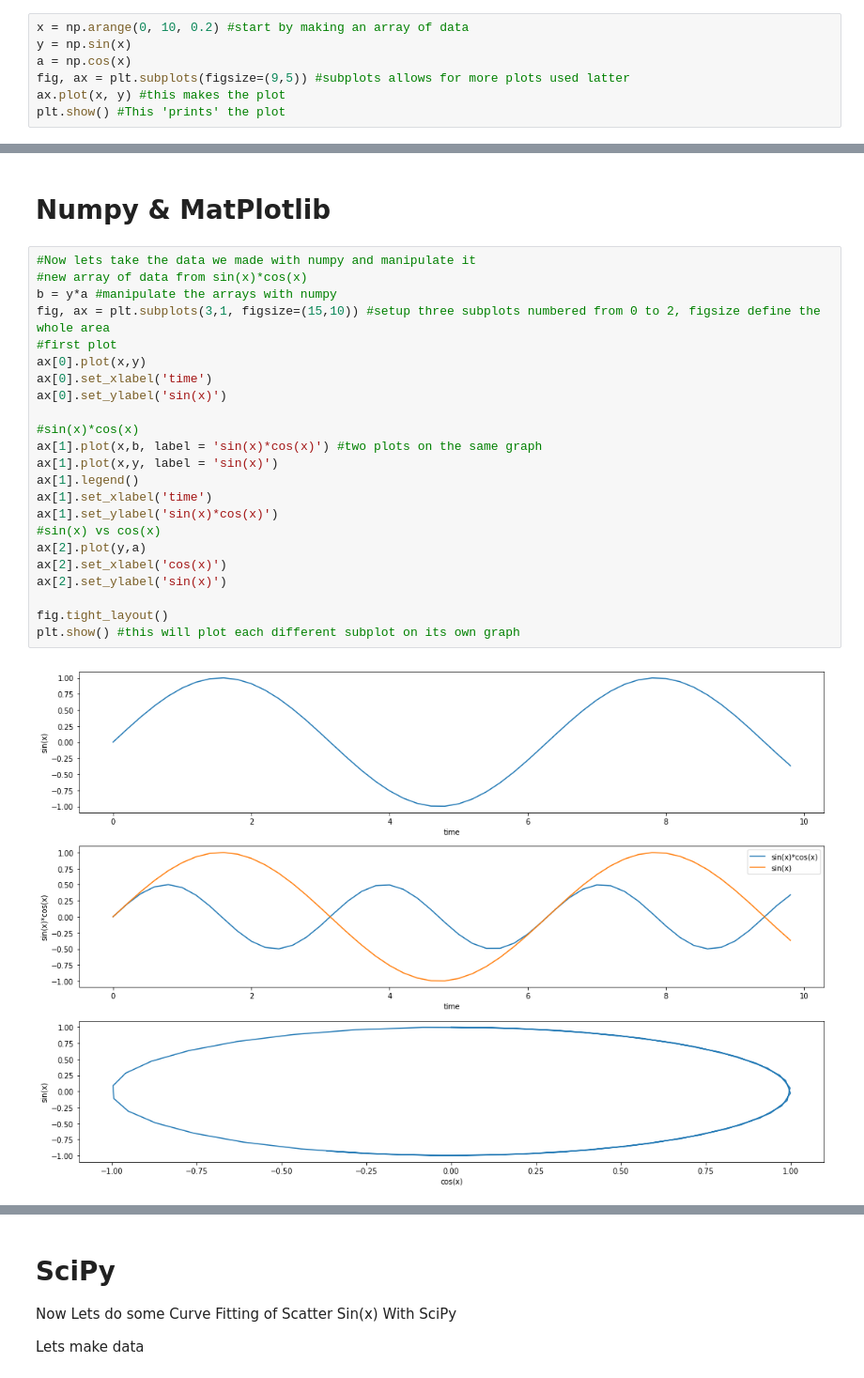
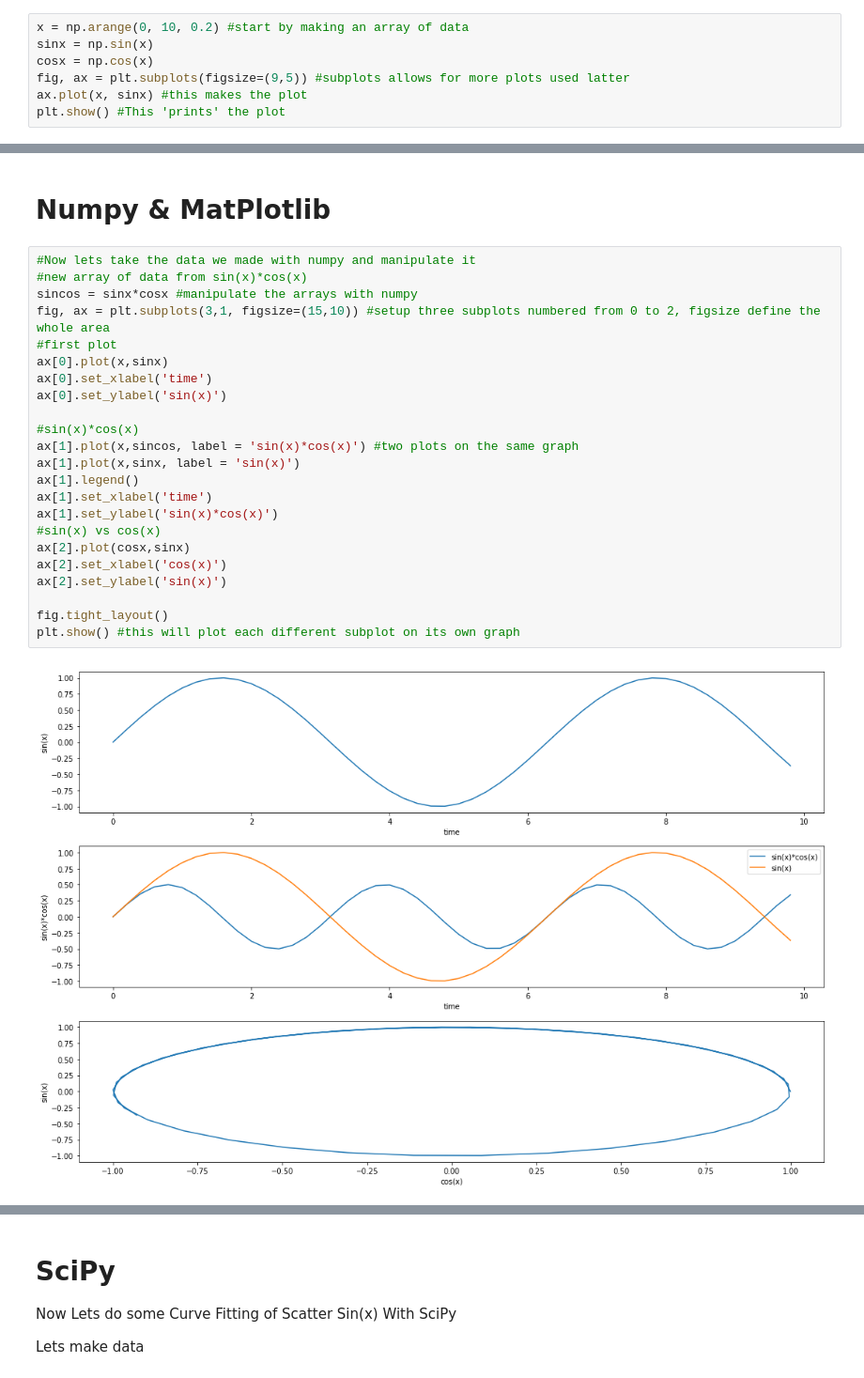
Before and after one commit to jpierel14/USC_PythonCourse_2019, a Jupyter notebook: Day_2/Python Core.ipynb, the cells around one changed output, grey strips where cells are left out. Shown: that part at 94% size. Drawn from its saved outputs; the diff is of its cells as text.

```diff
--- a/Day_2/Python Core.ipynb
+++ b/Day_2/Python Core.ipynb
@@ -52,10 +52,10 @@ completely, leaving a purely object-oriented approach.
 # Basic MatPlotLib
 # %%
 x = np.arange(0, 10, 0.2) #start by making an array of data
-y = np.sin(x)
-a = np.cos(x)
+sinx = np.sin(x)
+cosx = np.cos(x)
 fig, ax = plt.subplots(figsize=(9,5)) #subplots allows for more plots used latter
-ax.plot(x, y) #this makes the plot
+ax.plot(x, sinx) #this makes the plot
 plt.show() #This 'prints' the plot
 # %% [output]
 [figure]
@@ -64,27 +64,27 @@ plt.show() #This 'prints' the plot
 # %%
 #Now lets take the data we made with numpy and manipulate it
 #new array of data from sin(x)*cos(x)
-b = y*a #manipulate the arrays with numpy
+sincos = sinx*cosx #manipulate the arrays with numpy
 fig, ax = plt.subplots(3,1, figsize=(15,10)) #setup three subplots numbered from 0 to 2, figsize define the whole area
 #first plot
-ax[0].plot(x,y)
+ax[0].plot(x,sinx)
 ax[0].set_xlabel('time')
 ax[0].set_ylabel('sin(x)')
 
 #sin(x)*cos(x)
-ax[1].plot(x,b, label = 'sin(x)*cos(x)') #two plots on the same graph
-ax[1].plot(x,y, label = 'sin(x)')
+ax[1].plot(x,sincos, label = 'sin(x)*cos(x)') #two plots on the same graph
+ax[1].plot(x,sinx, label = 'sin(x)')
 ax[1].legend()
 ax[1].set_xlabel('time')
 ax[1].set_ylabel('sin(x)*cos(x)')
 #sin(x) vs cos(x)
-ax[2].plot(y,a)
+ax[2].plot(cosx,sinx)
 ax[2].set_xlabel('cos(x)')
 ax[2].set_ylabel('sin(x)')
 
 fig.tight_layout()
 plt.show() #this will plot each different subplot on its own graph
 # %% [output]
-[figure, old version]
+[figure, new version]
 # %%
 plt.figure(figsize=(10,5))
```
Also changed, not shown: parts of 1 cell of this notebook.
